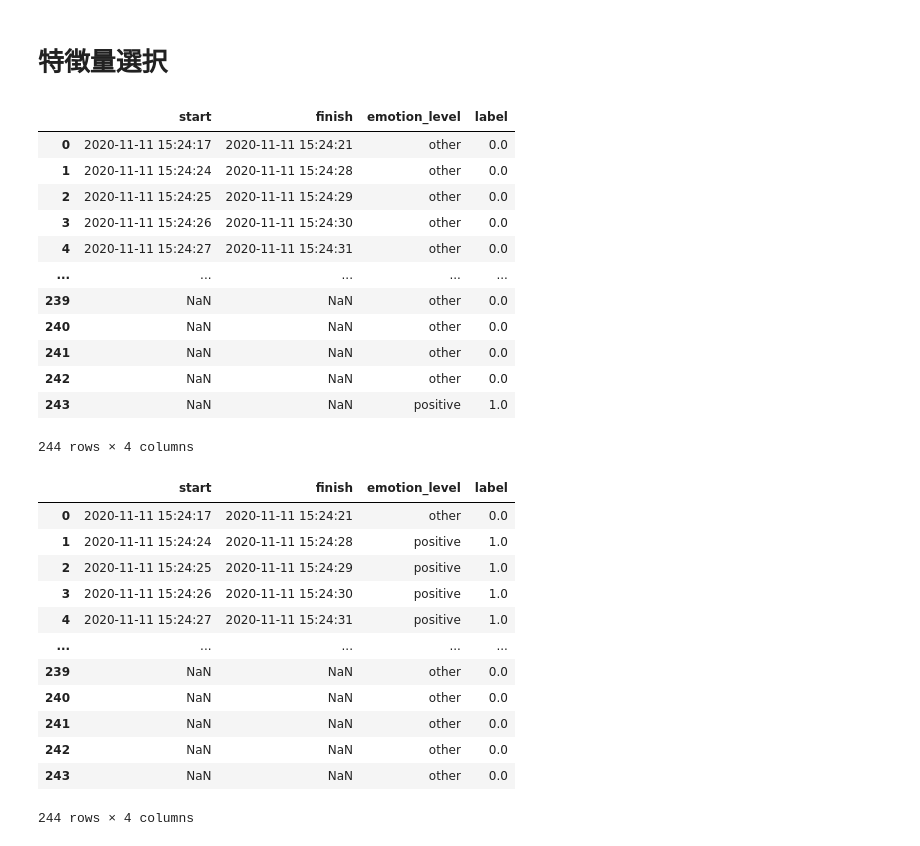
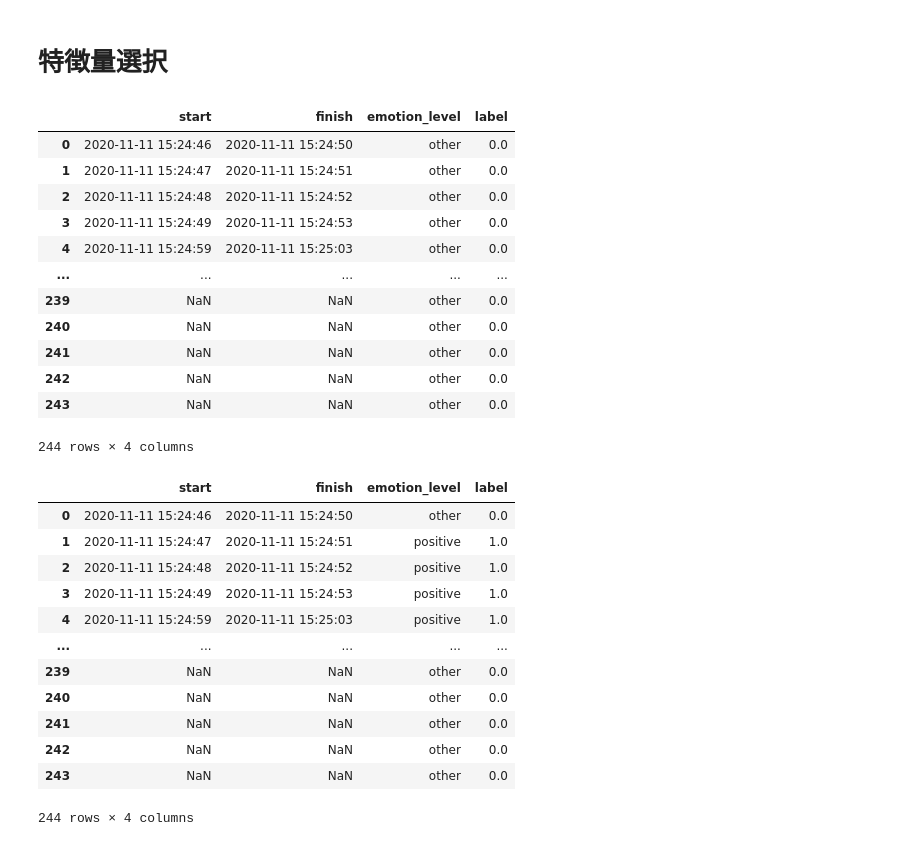
Before and after one commit to aki-1125/exp_gd_20201111, a Jupyter notebook: machine_learning_C_80.ipynb, the cells around one changed output. Saved outputs shown, nothing was run; the diff lists cells and outputs as text; code cells hidden in the pictures.

```diff
--- a/machine_learning_C_80.ipynb
+++ b/machine_learning_C_80.ipynb
@@ -588,8 +588,14 @@ train_data
 # %%
-X_train = train_data.iloc[0:,2:30]
+# X_train = train_data.iloc[0:,2:30]
+# y_train = train_data.label
+
+# X_test = test_data.iloc[0:,2:30]
+# y_test = test_data.label
+
+X_train = train_data.iloc[0:,2:20]
 y_train = train_data.label
 
-X_test = test_data.iloc[0:,2:30]
+X_test = test_data.iloc[0:,2:20]
 y_test = test_data.label
 
 # X_train = train_data.iloc[0:,2:28]
@@ -666,58 +672,58 @@ positive = "1"
 
 X_train = pd.DataFrame(X_train)
 X_train = X_train.reset_index(drop=True)
-X_train_time = data2_c_record_all_feature_50.iloc[0:458]
+X_train_time = data2_c_record_all_feature_80.iloc[0:458]
 X_train_time = X_train_time.iloc[0:,0:2]
 X_train_time = X_train_time.reset_index(drop=True)
 X_train_time = pd.concat([X_train_time, y_train], axis=1)
 X_train_time.columns = ["start", "finish", "emotion_level"]
 X_train_time.loc[X_train_time["emotion_level"] == "other", "label"] = 0
 X_train_time.loc[X_train_time["emotion_level"] == "positive", "label"] = 1
 X_train_time
 
 y_test = pd.DataFrame(y_test)
 y_test = y_test.reset_index(drop=True)
-y_test_time = data2_c_record_all_feature_50.iloc[458:688]
+y_test_time = data2_c_record_all_feature_80.iloc[458:688]
 y_test_time = y_test_time.iloc[0:,0:2]
 y_test_time = y_test_time.reset_index(drop=True)
 y_test_time = pd.concat([y_test_time, y_test], axis=1)
 y_test_time.columns = ["start", "finish", "emotion_level"]
 y_test_time.loc[y_test_time["emotion_level"] == "other", "label"] = 0
 y_test_time.loc[y_test_time["emotion_level"] == "positive", "label"] = 1
 y_test_time
 
 predicted = pd.DataFrame(predicted)
-predict_time = data2_c_record_all_feature_50.iloc[458:688]
+predict_time = data2_c_record_all_feature_80.iloc[458:688]
 predict_time = predict_time.iloc[0:,0:2]
 predict_time = predict_time.reset_index(drop=True)
 predict_time = pd.concat([predict_time, predicted], axis=1)
 predict_time.columns = ["start", "finish", "emotion_level"]
 predict_time.loc[predict_time["emotion_level"] == "other", "label"] = 0
 predict_time.loc[predict_time["emotion_level"] == "positive", "label"] = 1
 predict_time
 # %% [output]
 |  | start | finish | emotion_level | label |
-| 0 | 2020-11-11 15:24:17 | 2020-11-11 15:24:21 | other | 0.0 |
-| 1 | 2020-11-11 15:24:24 | 2020-11-11 15:24:28 | other | 0.0 |
-| 2 | 2020-11-11 15:24:25 | 2020-11-11 15:24:29 | other | 0.0 |
-| 3 | 2020-11-11 15:24:26 | 2020-11-11 15:24:30 | other | 0.0 |
-| 4 | 2020-11-11 15:24:27 | 2020-11-11 15:24:31 | other | 0.0 |
+| 0 | 2020-11-11 15:24:46 | 2020-11-11 15:24:50 | other | 0.0 |
+| 1 | 2020-11-11 15:24:47 | 2020-11-11 15:24:51 | other | 0.0 |
+| 2 | 2020-11-11 15:24:48 | 2020-11-11 15:24:52 | other | 0.0 |
+| 3 | 2020-11-11 15:24:49 | 2020-11-11 15:24:53 | other | 0.0 |
+| 4 | 2020-11-11 15:24:59 | 2020-11-11 15:25:03 | other | 0.0 |
 | ... | ... | ... | ... | ... |
 | 239 | NaN | NaN | other | 0.0 |
 | 240 | NaN | NaN | other | 0.0 |
 | 241 | NaN | NaN | other | 0.0 |
 | 242 | NaN | NaN | other | 0.0 |
-| 243 | NaN | NaN | positive | 1.0 |
+| 243 | NaN | NaN | other | 0.0 |
 244 rows × 4 columns
 # %%
 y_test_time
 # %% [output]
 |  | start | finish | emotion_level | label |
-| 0 | 2020-11-11 15:24:17 | 2020-11-11 15:24:21 | other | 0.0 |
-| 1 | 2020-11-11 15:24:24 | 2020-11-11 15:24:28 | positive | 1.0 |
-| 2 | 2020-11-11 15:24:25 | 2020-11-11 15:24:29 | positive | 1.0 |
-| 3 | 2020-11-11 15:24:26 | 2020-11-11 15:24:30 | positive | 1.0 |
-| 4 | 2020-11-11 15:24:27 | 2020-11-11 15:24:31 | positive | 1.0 |
+| 0 | 2020-11-11 15:24:46 | 2020-11-11 15:24:50 | other | 0.0 |
+| 1 | 2020-11-11 15:24:47 | 2020-11-11 15:24:51 | positive | 1.0 |
+| 2 | 2020-11-11 15:24:48 | 2020-11-11 15:24:52 | positive | 1.0 |
+| 3 | 2020-11-11 15:24:49 | 2020-11-11 15:24:53 | positive | 1.0 |
+| 4 | 2020-11-11 15:24:59 | 2020-11-11 15:25:03 | positive | 1.0 |
 | ... | ... | ... | ... | ... |
 | 239 | NaN | NaN | other | 0.0 |
 | 240 | NaN | NaN | other | 0.0 |
```
Also changed, not shown: parts of 8 cells of this notebook, 13 other files.
